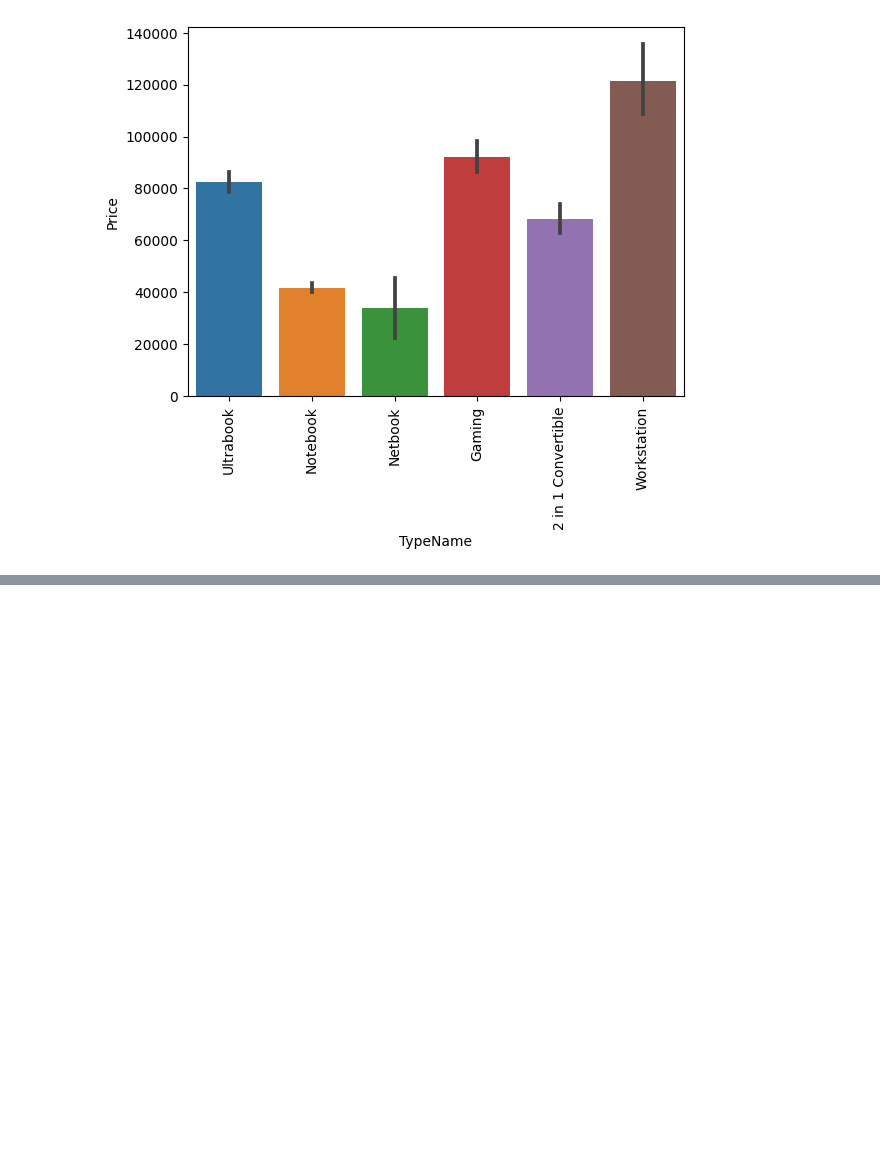
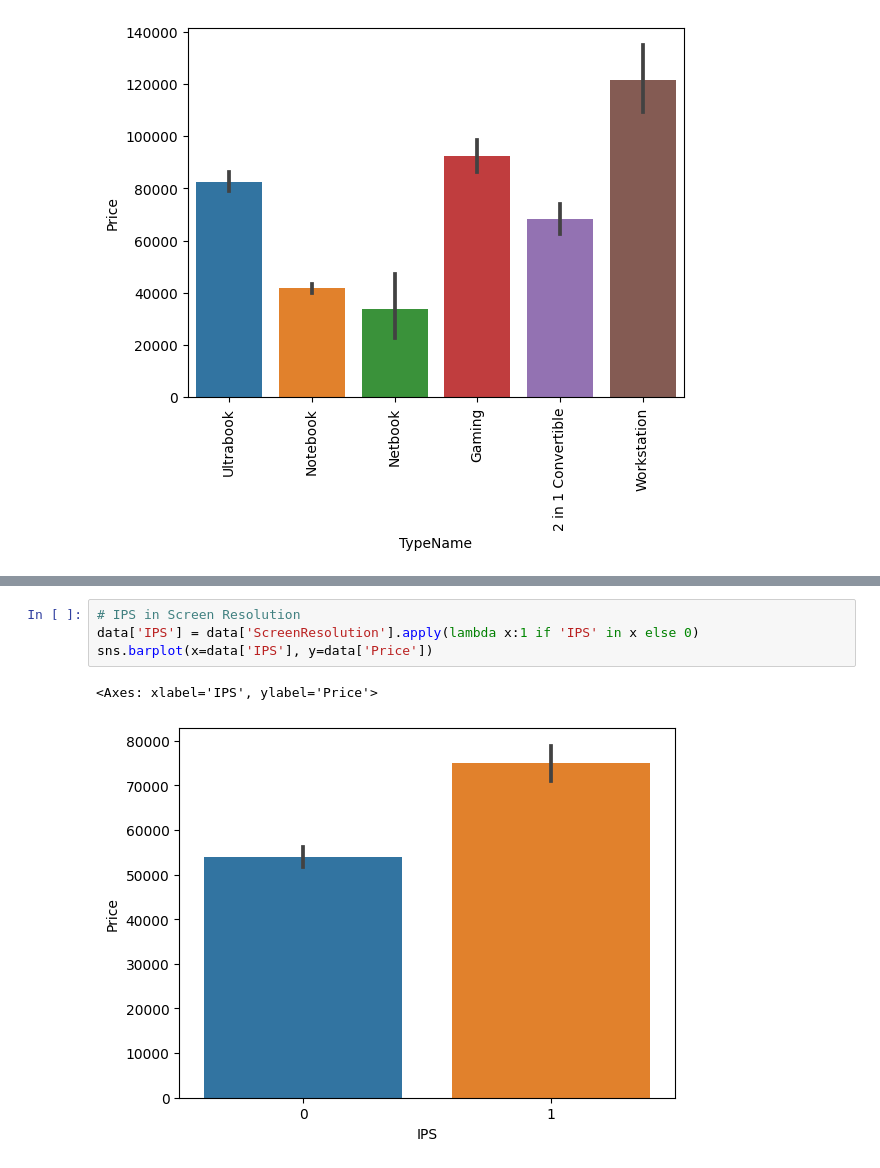
Before and after one commit to dikhaarianda/Laptop-Price-Predictor, a Jupyter notebook: PricePrediction-App.ipynb, the cells around one changed output, grey strips where cells are left out. Cells and saved outputs as stored; diff of their text form; blank space fills up the shorter version.

```diff
--- a/PricePrediction-App.ipynb
+++ b/PricePrediction-App.ipynb
@@ -170,0 +192,7 @@ plt.xticks(rotation='vertical')
+# %%
+# IPS in Screen Resolution
+data['IPS'] = data['ScreenResolution'].apply(lambda x:1 if 'IPS' in x else 0)
+sns.barplot(x=data['IPS'], y=data['Price'])
+# %% [output]
+<Axes: xlabel='IPS', ylabel='Price'>
+[figure, added]
```
Also changed, not shown: parts of 10 cells of this notebook.
